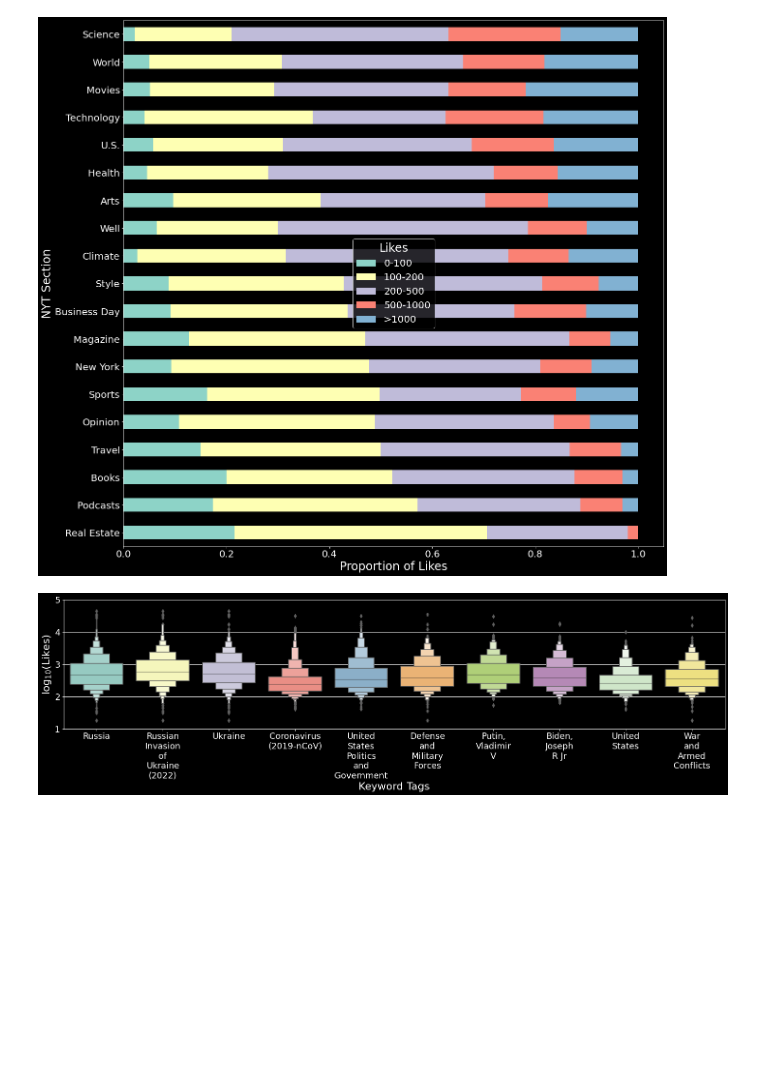
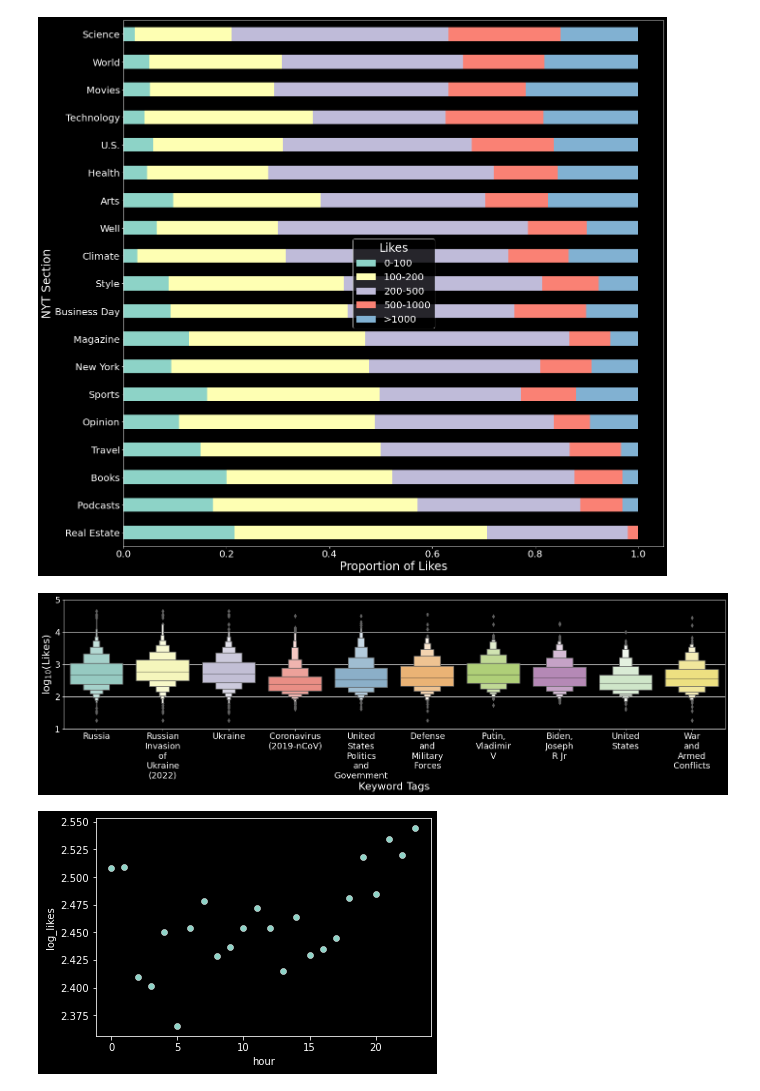
Before and after one commit to dilwong/NewsPopularity, a Jupyter notebook: 6 Visualizations.ipynb, the cells around one changed output. Drawn from its saved outputs; the diff is of its cells as text; code cells hidden in the pictures; blank space fills up the shorter version.

```diff
--- a/6 Visualizations.ipynb
+++ b/6 Visualizations.ipynb
@@ -102,3 +106,16 @@ ax.tick_params(axis="x", labelsize=18)
 [figure]
 # %%
 # keyword_loglikes_df.to_parquet('ProcessedData/keyword_distributions.parquet.gzip', compression = 'gzip')
+# %%
+conn = psycopg2.connect(host = 'localhost', database = 'nytpopular')
+with conn.cursor() as cursor:
+    cursor.execute('''SELECT * FROM timeinfo;''')
+    timedata = cursor.fetchall()
+conn.close()
+# %%
+timedata_df = pd.DataFrame(timedata, columns = ['id', 'seconds', 'month', 'dayofweek']).set_index('id').join(data[['log_likes']])
+# %%
+for catvar in ['dayofweek', 'month']:
+    timedata_df[catvar] = timedata_df[catvar].astype('category')
+# %%
+timedata_df['hour'] = timedata_df['seconds']//3600
@@ -104,0 +124,7 @@ ax.tick_params(axis="x", labelsize=18)
+# %%
+# Eastern Time
+
+# sns.scatterplot(data = timedata_df.groupby(['hour']).agg('mean'), x = 'hour', y = 'log_likes')
+sns.scatterplot(data = timedata_df.groupby('hour').agg('median'), x = 'hour', y = 'log_likes');
+# %% [output]
+[figure, added]
```
Also changed, not shown: parts of 16 cells of this notebook, 4 other files.
